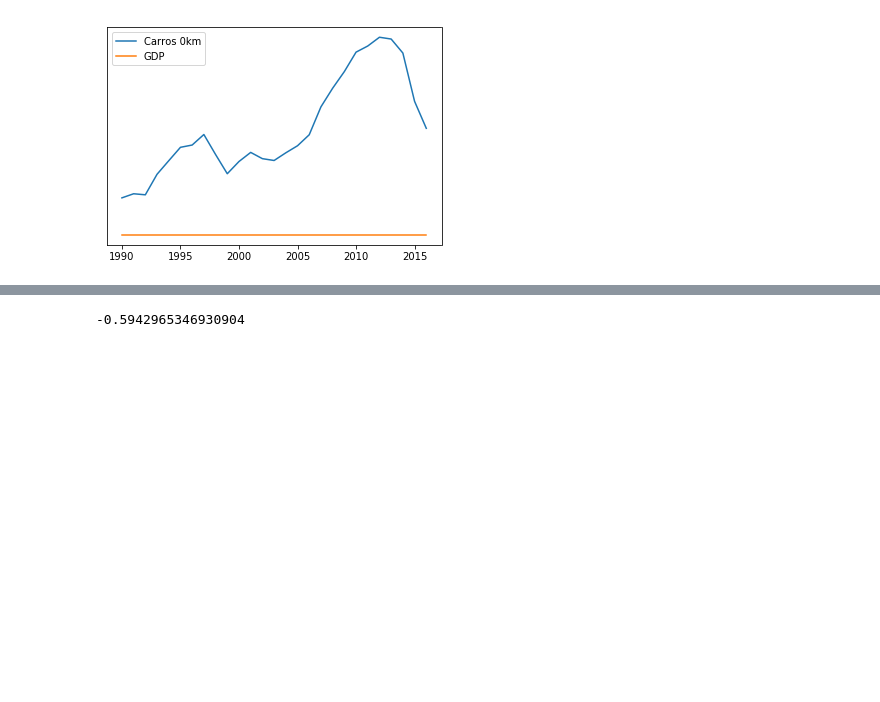
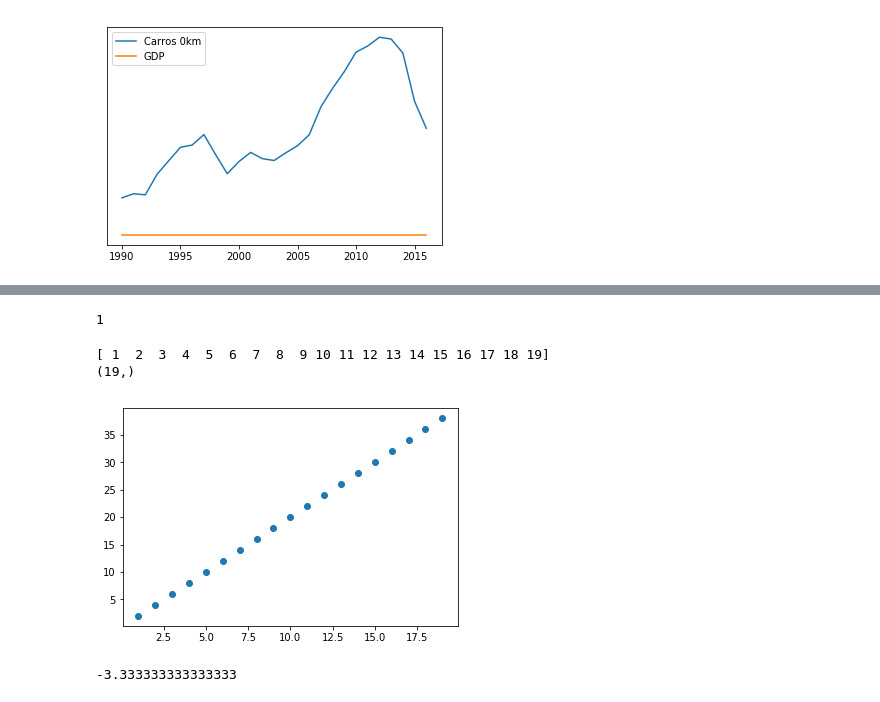
Before and after one commit to allandcnarciso/Sell-Cars-GPD-Regression-, a Jupyter notebook: analysis.ipynb, the cells around one changed output, grey strips where cells are left out. Cells and saved outputs as stored; diff of their text form; code cells hidden in the pictures; blank space fills up the shorter version.

```diff
--- a/analysis.ipynb
+++ b/analysis.ipynb
@@ -156,7 +158,24 @@ print(X)
  0.50796274 0.55832012 0.66931624 0.89162997 1.10764033 1.39708438
  1.69582452 1.66701961 2.20887165 2.61620158 2.46518867 2.47280692
  2.4559932  1.80365265 1.79618659]
-# %%
-r2_score(Y,X)
-# %% [output]
--0.5942965346930904
+# %%
+print(Y.ndim)
+# %% [output]
+1
+# %%
+year_of_study= np.arange(1,20,1)
+salary = np.arange(2,40,2)
+print(year_of_study)
+print(salary.shape)
+# %% [output]
+[ 1  2  3  4  5  6  7  8  9 10 11 12 13 14 15 16 17 18 19]
+(19,)
+# %%
+plt.scatter(year_of_study,salary)
+plt.show()
+# %% [output]
+[figure, added]
+# %%
+r2_score(year_of_study,salary)
+# %% [output]
+-3.333333333333333
```
Also changed, not shown: parts of 5 cells of this notebook, 1 other file.
